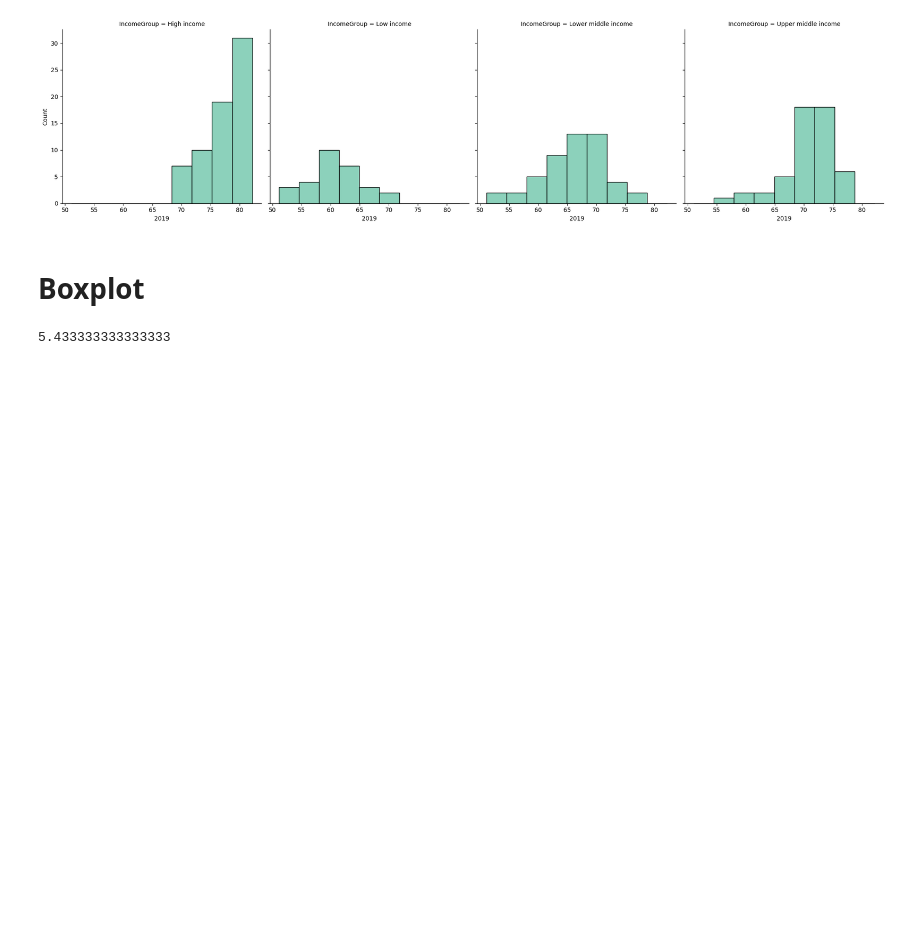
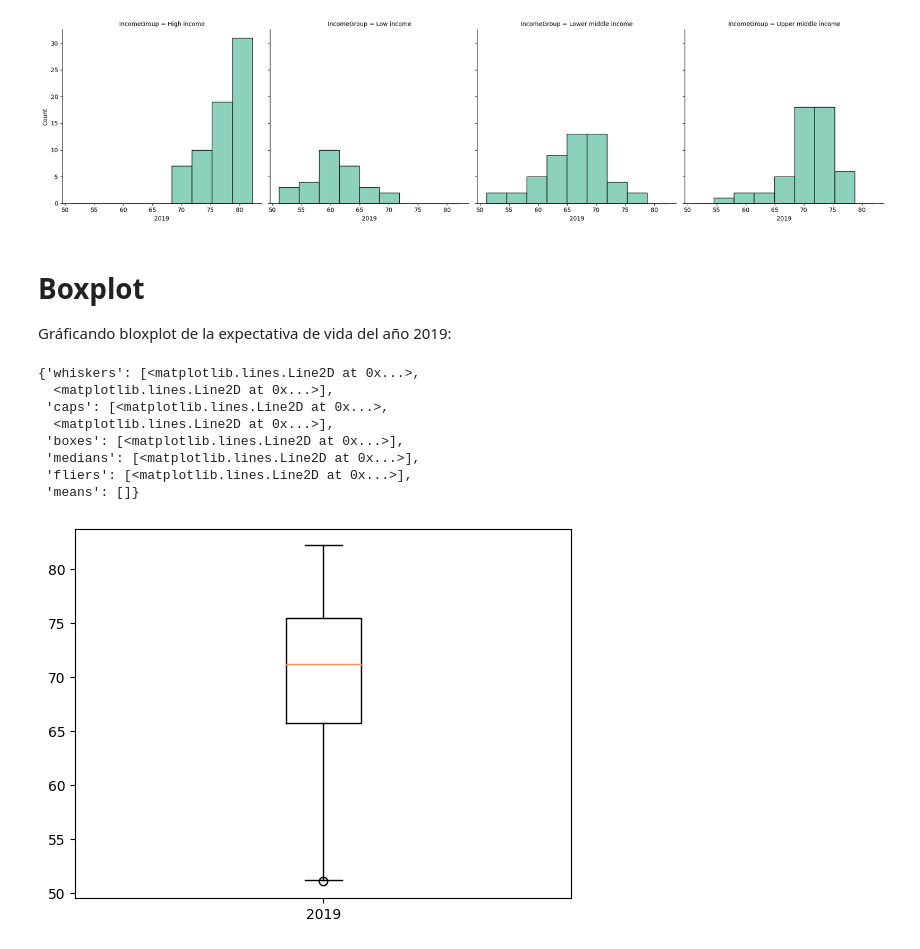
Before and after one commit to Edersao/Curso_Data_Scientist, a Jupyter notebook: exploracion_de_datos.ipynb, the cells around one changed output. Cells and saved outputs as stored; diff of their text form; code cells hidden in the pictures; blank space fills up the shorter version.

```diff
--- a/exploracion_de_datos.ipynb
+++ b/exploracion_de_datos.ipynb
@@ -163,9 +163,23 @@ sns.displot(kind='hist',x='2019',col='IncomeGroup',data=merged_df)
 # %% [output]
 <seaborn.axisgrid.FacetGrid at 0x...>
 [figure]
-# %% [markdown]
-# Boxplot
-# %%
-(88.1-55.5)/6
-# %% [output]
-5.433333333333333
+# %% [markdown]
+# Boxplot
+Gráficando bloxplot  de la expectativa de vida del año 2019:
+# %%
+# con Matplotlib
+# es necesario eliminar los valores varíos, ya que, el gráfico no se dibujaria.
+#Pandas y Seaborn lo hacen automáticamente
+plt.boxplot(lifexp_male['2019'].dropna(),labels=['2019'])
+#La versión con data no muestra los valores atípico.
+#Para girar el diagrama emplea el parámetro vert=False.
+# %% [output]
+{'whiskers': [<matplotlib.lines.Line2D at 0x...>,
+  <matplotlib.lines.Line2D at 0x...>],
+ 'caps': [<matplotlib.lines.Line2D at 0x...>,
+  <matplotlib.lines.Line2D at 0x...>],
+ 'boxes': [<matplotlib.lines.Line2D at 0x...>],
+ 'medians': [<matplotlib.lines.Line2D at 0x...>],
+ 'fliers': [<matplotlib.lines.Line2D at 0x...>],
+ 'means': []}
+[figure, added]
```
Also changed, not shown: parts of 26 cells of this notebook.
